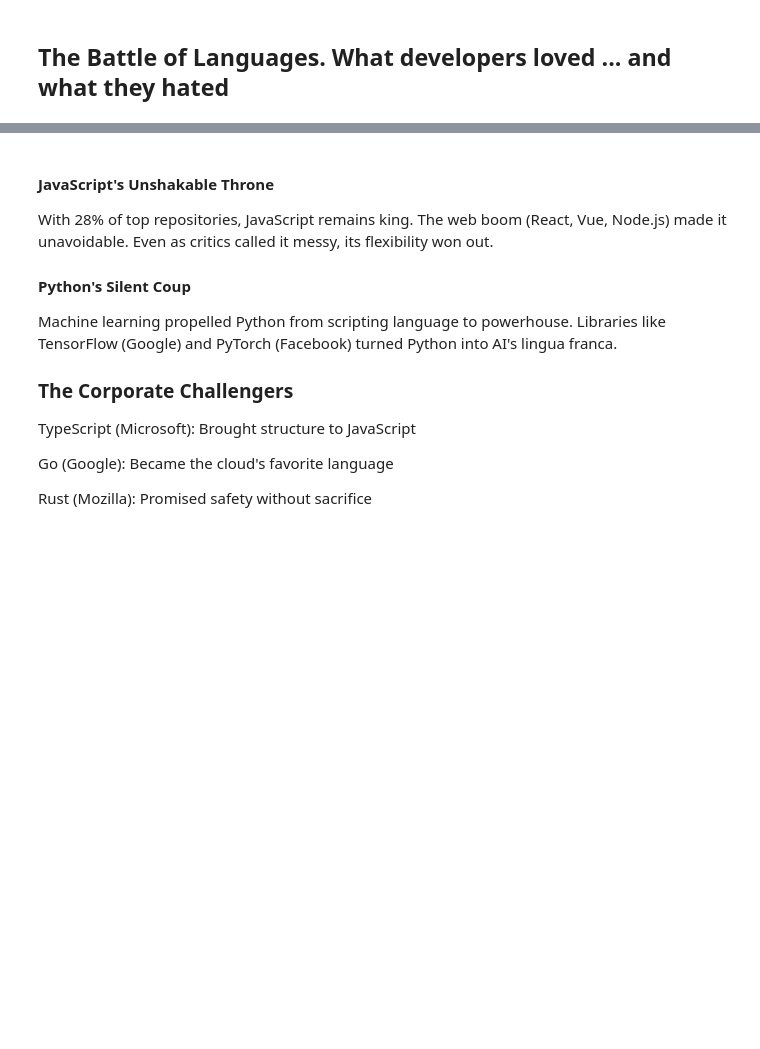
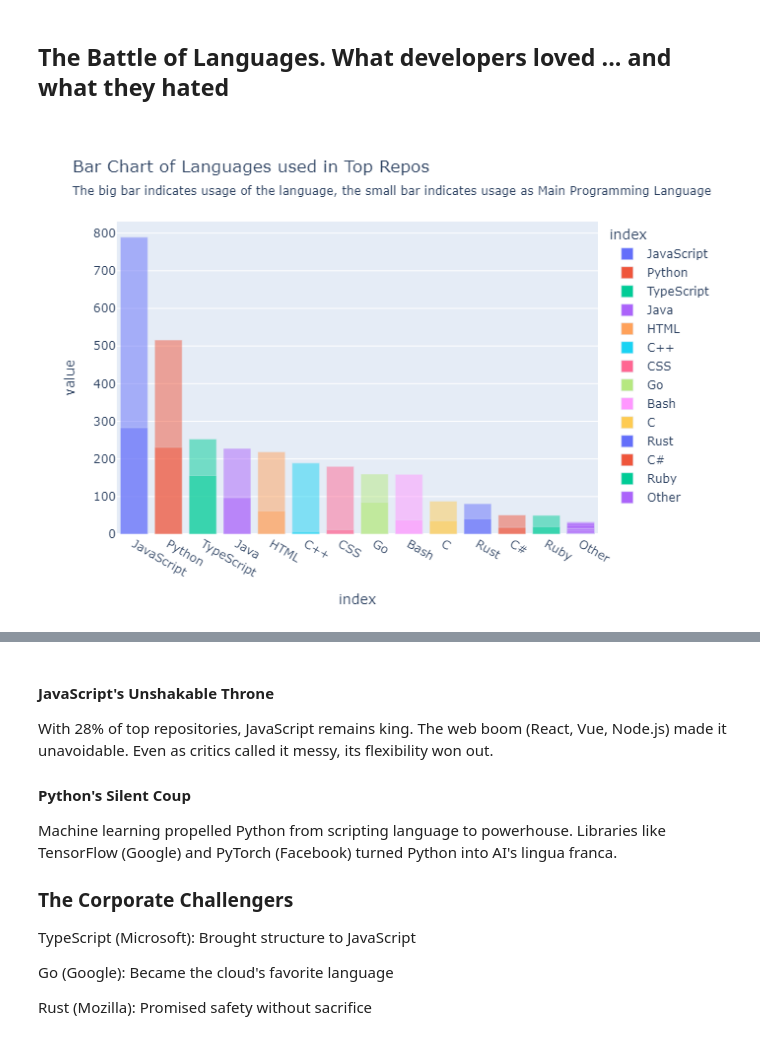
Before and after one commit to liandeveloper/open_source, a Jupyter notebook: story.ipynb, the cells around one changed output, grey strips where cells are left out. Saved outputs shown, nothing was run; the diff lists cells and outputs as text; code cells hidden in the pictures; blank space fills up the shorter version.

```diff
--- a/story.ipynb
+++ b/story.ipynb
@@ -51,33 +56,37 @@ This led to an inmense growth in open source project in this year making those r
 # %%
 lang_data = pd.merge(
                 pd.merge(data.explode('Programming Languages used').value_counts('Programming Languages used'),
                         data.explode('Programming Languages used').value_counts('Programming Languages used', normalize=True),
                         left_index=True, right_index=True
                     ),
                 pd.merge(data.explode('Main Programming Language').value_counts('Main Programming Language'),
                      data.explode('Main Programming Language').value_counts('Main Programming Language', normalize=True),
                      left_index=True, right_index=True
                      ),
                      left_index=True, right_index=True).reset_index()
 
-lang_data['index'] = lang_data.apply(lambda x: 'Other' if x['count_x'] < 30 else x['index'],axis=1)
+lang_data['index'] = lang_data.apply(lambda x: 'Other' if x['count_x'] < 50 else x['index'],axis=1)
 
 fig1 = px.bar(lang_data,
-       y='index',
-       x=['count_x', 'count_y'],
+       x='index',
+       y=['count_x', 'count_y'],
        barmode='overlay',
        color='index',
        title='Bar Chart of Languages used in Top Repos',
-       subtitle='The big bar indicates usage of the language, the small bar indicates usage as Main Programming Language',
-)
+       subtitle='The big bar indicates usage of the language, the small bar indicates usage as Main Programming Language'
+       )
 
 fig2 = px.pie(lang_data,
               names='index',
               values='count_x',
               title='Pie Chart of Language usage',
 
               )
 fig1
+fig1.write_image("plot.png")
+Image("plot.png")
+# %% [output]
+[figure, added]
 # %%
 fig2.update_traces(textposition='outside',
                  textinfo='percent+label')
```
Also changed, not shown: parts of 8 cells of this notebook.
